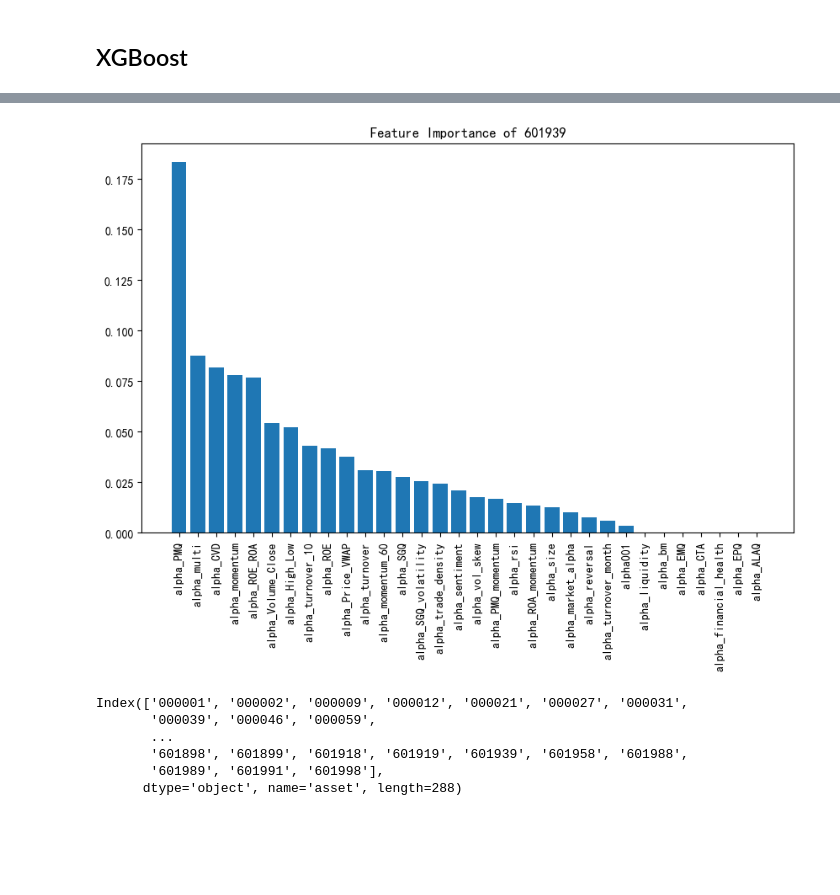
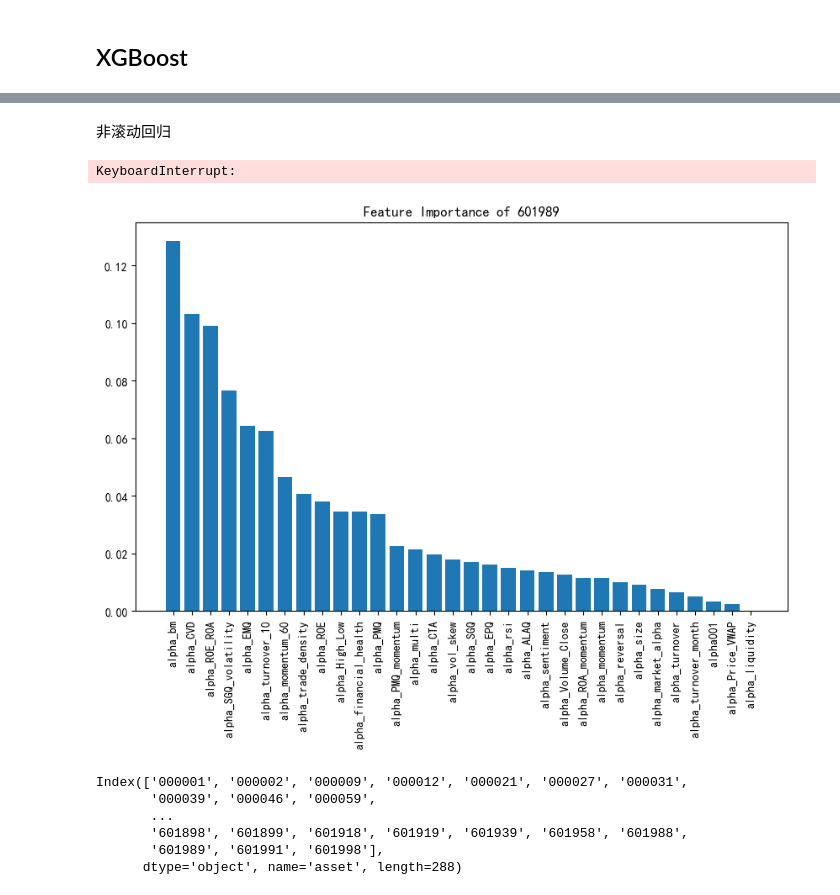
Before and after one commit to qiye3/Factors, a Jupyter notebook: regression.ipynb, the cells around one changed output, grey strips where cells are left out. Cells and saved outputs as stored; diff of their text form; code cells hidden in the pictures; blank space fills up the shorter version.

```diff
--- a/regression.ipynb
+++ b/regression.ipynb
@@ -415,0 +870,10 @@ DatetimeIndex(['2011-05-03', '2011-05-04', '2011-05-05', '2011-05-06',
+# %%
+import warnings
+warnings.filterwarnings('ignore')
+import matplotlib.pyplot as plt
+from xgboost import plot_importance
+import matplotlib
+
+# 让图像可以在notebook中展示
+%matplotlib inline
+plt.rcParams['axes.unicode_minus'] = False
@@ -584,0 +1506,10 @@ for filename in os.listdir(models_folder):
+# %%
+# 读取模型
+asset_id = '601939'
+reg_date = '20160530'
+
+xgb_rolling_model = joblib.load(f'models/xgb_models_rolling/{asset_id}_window_{reg_date}.pkl')
+
+# 提取资产对应的 Y 和 X
+target_y = Y1[asset_id].dropna()
+feature_x = X1.xs(asset_id, axis=1, level=1).reindex(target_y.index)
@@ -585,20 +1537,22 @@ for filename in os.listdir(models_folder):
+# %% [markdown]
+非滚动回归
 # %%
-import pandas as pd
-from sklearn.model_selection import train_test_split, KFold, cross_val_score
-from sklearn.metrics import mean_squared_error
-from xgboost import XGBRegressor
-import numpy as np
+# import pandas as pd
+# from sklearn.model_selection import train_test_split, KFold, cross_val_score
+# from sklearn.metrics import mean_squared_error
+# from xgboost import XGBRegressor
+# import numpy as np
 
 
 
-# 获取资产列表
-asset_list = X.columns.get_level_values(1).unique()
+# # 获取资产列表
+# asset_list = X.columns.get_level_values(1).unique()
 
-# 存储每个资产的 XGBoost 模型和预测结果
-xgb_models = {}
-xgb_preds = pd.DataFrame(index=dates, columns=asset_list)
+# # 存储每个资产的 XGBoost 模型和预测结果
+# xgb_models = {}
+# xgb_preds = pd.DataFrame(index=dates, columns=asset_list)
 
-total_mse_xgb = 0
+# total_mse_xgb = 0
 
 # # 对每个资产进行回归
 # for asset_id in tqdm(asset_list):
@@ -613,9 +1567,9 @@ total_mse_xgb = 0
 
 #     # 使用交叉验证选择最佳模型
 #     param_grid = {
-#         'n_estimators': [50, 100, 200],  # 决策树数量
+#         'n_estimators': [10, 20, 30],  # 决策树数量
 #         'learning_rate': [0.01, 0.05, 0.1],  # 学习率
-#         'max_depth': [3, 5, 7],  # 最大树深度
+#         'max_depth': [3, 4, 5],  # 最大树深度
 #         'reg_alpha': [0, 0.1, 1],  # L1 正则化
 #         'reg_lambda': [0, 0.1, 1],  # L2 正则化
 #     }
@@ -666,6 +1620,8 @@ total_mse_xgb = 0
 # # 输出所有资产的总 MSE
 # average_mse_xgb = total_mse_xgb / len(asset_list)
 # print(f"Average MSE across all assets: {average_mse_xgb}")
+# %% [output]
+KeyboardInterrupt:
 # %%
 # 在models文件夹中循环读取模型
 import os
@@ -685,28 +1641,30 @@ for filename in os.listdir(models_folder):
 # %%
 import matplotlib.pyplot as plt
 from xgboost import plot_importance
 import matplotlib
 
 # 让图像可以在notebook中展示
 %matplotlib inline
 
 # 选择一个特定的资产，比如 '601939'
-asset_id = '601939'
+asset_id = '601989'
 
 # 提取该资产对应的 XGBoost 模型
 xgb_model = xgb_models[asset_id]
 
-summary = pd.DataFrame(xgb_model.feature_importances_, index=X.columns.get_level_values(0).unique(), columns=['Importance'])
+features = xgb_model.get_booster().feature_names
+
+summary = pd.DataFrame(xgb_model.feature_importances_, index=features, columns=['Importance']) #X.columns.get_level_values(0).unique()
 summary = summary.sort_values(by='Importance', ascending=False)
 
 # 画图
 plt.figure(figsize=(10, 6))
 plt.bar(summary.index, summary['Importance'])
 plt.xticks(rotation=90)
 plt.title(f'Feature Importance of {asset_id}')
 plt.show()
 # %% [output]
-[figure, old version]
+[figure, new version]
 # %%
 # 画散点图
 plt.rcParams['axes.unicode_minus'] = False
```
Also changed, not shown: parts of 37 cells of this notebook, 25 other files.
